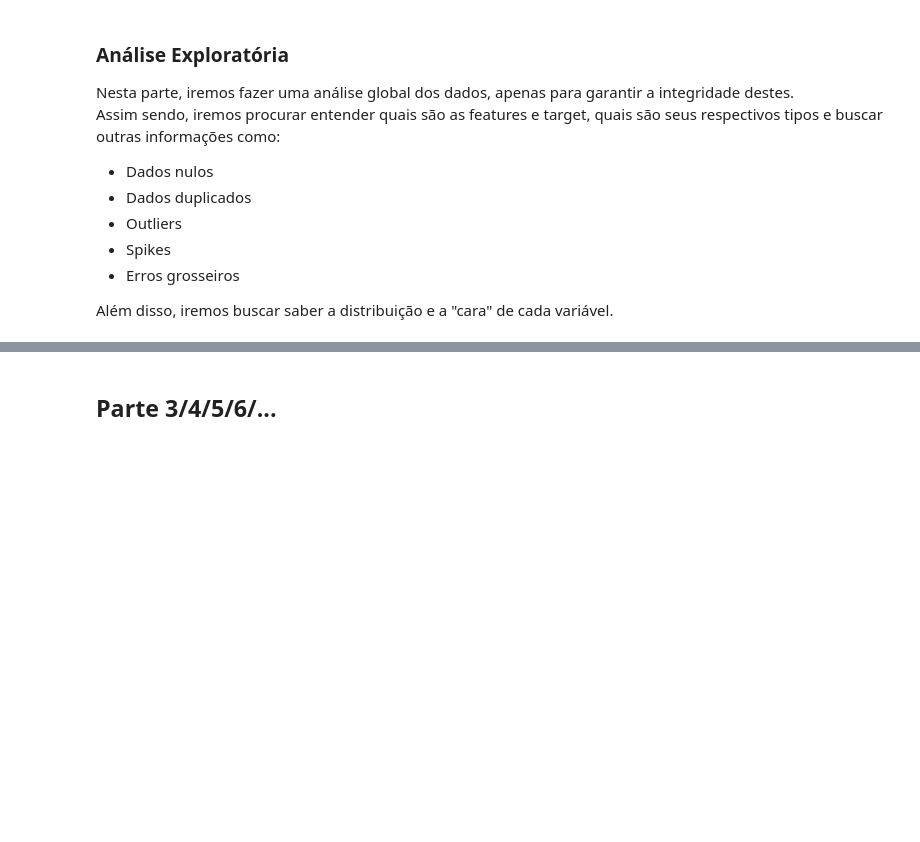
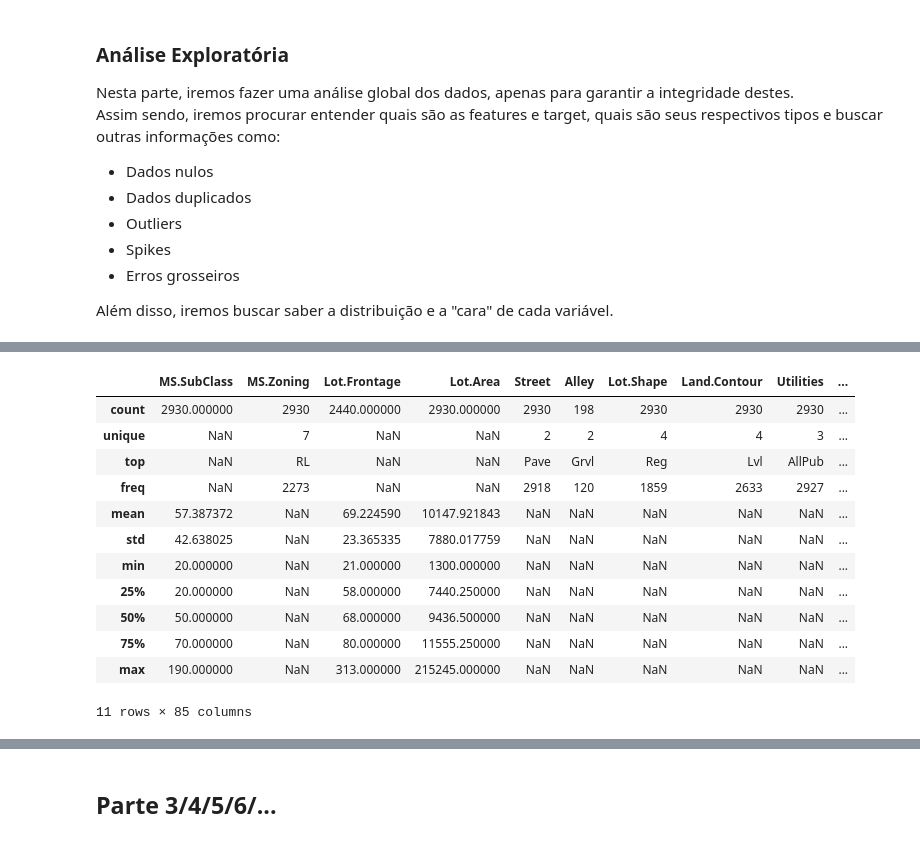
Before and after one commit to henriquebrnetto/projeto_ml_4sem, a Jupyter notebook: model.ipynb, the cells around one changed output, grey strips where cells are left out. Cells and saved outputs as stored; diff of their text form; code cells hidden in the pictures; blank space fills up the shorter version.

```diff
--- a/model.ipynb
+++ b/model.ipynb
@@ -143,3 +148,19 @@ Além disso, iremos buscar saber a distribuição e a "cara" de cada variável.
+# %%
+dataset.describe(include='all')
+# %% [output]
+|  | MS.SubClass | MS.Zoning | Lot.Frontage | Lot.Area | Street | Alley | Lot.Shape | Land.Contour | Utilities | ... |
+| count | 2930.000000 | 2930 | 2440.000000 | 2930.000000 | 2930 | 198 | 2930 | 2930 | 2930 | ... |
+| unique | NaN | 7 | NaN | NaN | 2 | 2 | 4 | 4 | 3 | ... |
+| top | NaN | RL | NaN | NaN | Pave | Grvl | Reg | Lvl | AllPub | ... |
+| freq | NaN | 2273 | NaN | NaN | 2918 | 120 | 1859 | 2633 | 2927 | ... |
+| mean | 57.387372 | NaN | 69.224590 | 10147.921843 | NaN | NaN | NaN | NaN | NaN | ... |
+| std | 42.638025 | NaN | 23.365335 | 7880.017759 | NaN | NaN | NaN | NaN | NaN | ... |
+| min | 20.000000 | NaN | 21.000000 | 1300.000000 | NaN | NaN | NaN | NaN | NaN | ... |
+| 25% | 20.000000 | NaN | 58.000000 | 7440.250000 | NaN | NaN | NaN | NaN | NaN | ... |
+| 50% | 50.000000 | NaN | 68.000000 | 9436.500000 | NaN | NaN | NaN | NaN | NaN | ... |
+| 75% | 70.000000 | NaN | 80.000000 | 11555.250000 | NaN | NaN | NaN | NaN | NaN | ... |
+| max | 190.000000 | NaN | 313.000000 | 215245.000000 | NaN | NaN | NaN | NaN | NaN | ... |
+11 rows × 85 columns
 # %%
 plot_Xtrain(X_train, 'x_train_original.png')
 # %% [output]
```
Also changed, not shown: parts of 9 cells of this notebook.
